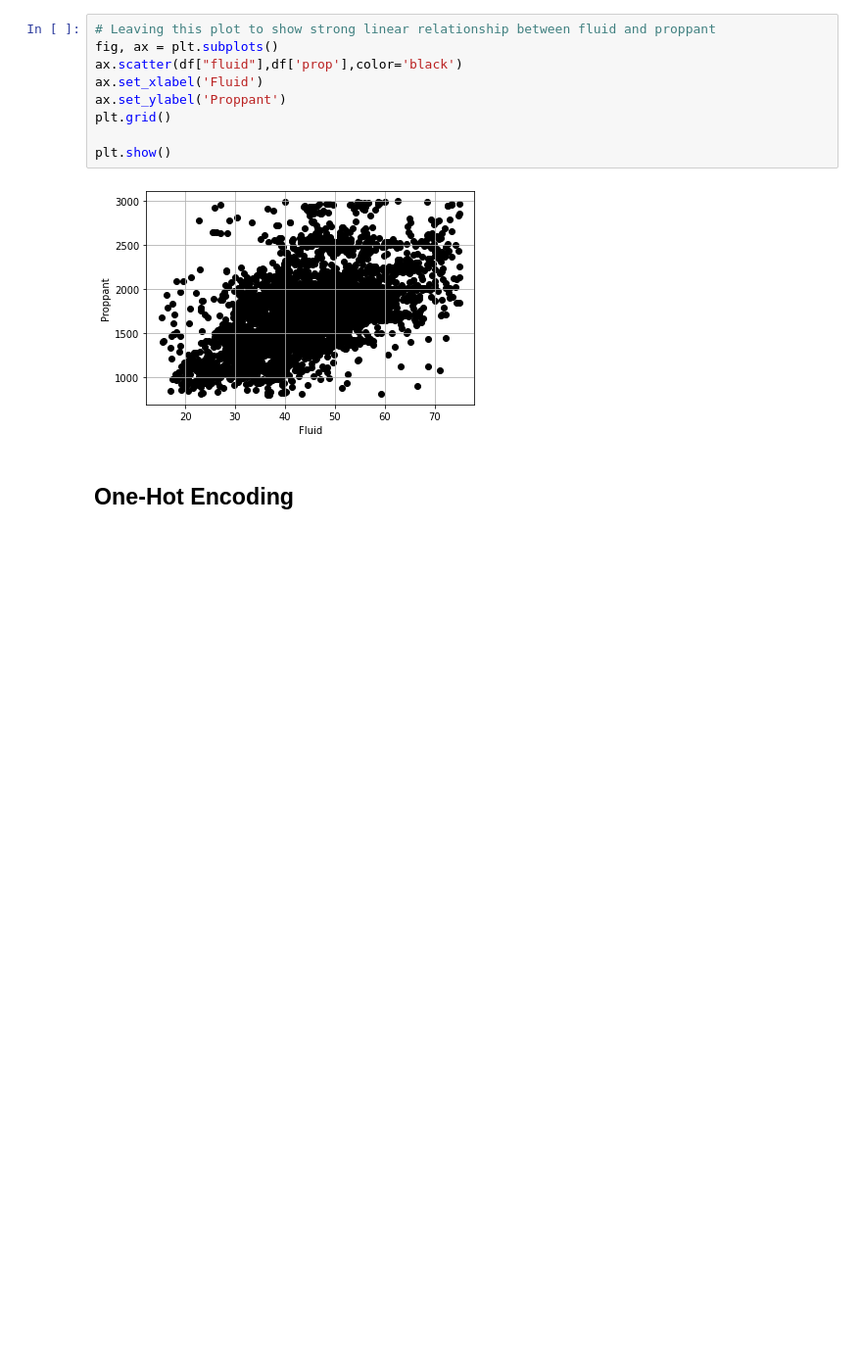
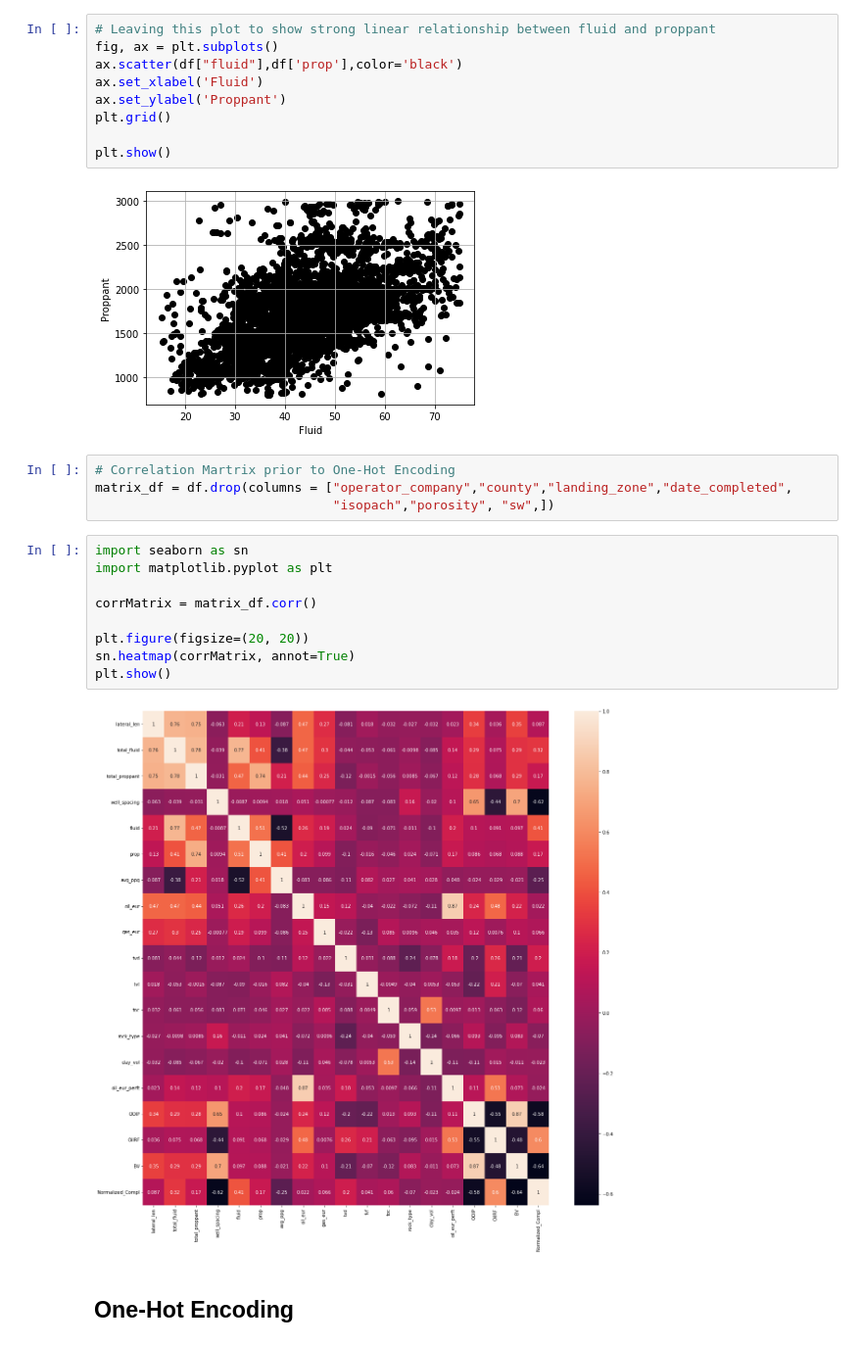
Before and after one commit to Auelocks/Friday_Night_Lights, a Jupyter notebook: Permian_ML_Model_OHE_NL_RF_Corr.ipynb, the cells around one changed output. Shown at 98% size. Saved outputs shown, nothing was run; the diff lists cells and outputs as text; blank space fills up the shorter version.

Commit message:
Added shapefiles and correlation matrix

```diff
--- a/Permian_ML_Model_OHE_NL_RF_Corr.ipynb
+++ b/Permian_ML_Model_OHE_NL_RF_Corr.ipynb
@@ -232,6 +232,21 @@ plt.grid()
 plt.show()
 # %% [output]
 [figure]
+# %%
+# Correlation Martrix prior to One-Hot Encoding
+matrix_df = df.drop(columns = ["operator_company","county","landing_zone","date_completed",
+                               "isopach","porosity", "sw",])
+# %%
+import seaborn as sn
+import matplotlib.pyplot as plt
+
+corrMatrix = matrix_df.corr()
+
+plt.figure(figsize=(20, 20))
+sn.heatmap(corrMatrix, annot=True)
+plt.show()
+# %% [output]
+[figure, added]
 # %% [markdown]
 ## One-Hot Encoding
 # %%
```
Also changed, not shown: parts of 10 cells of this notebook, 3 other files.
